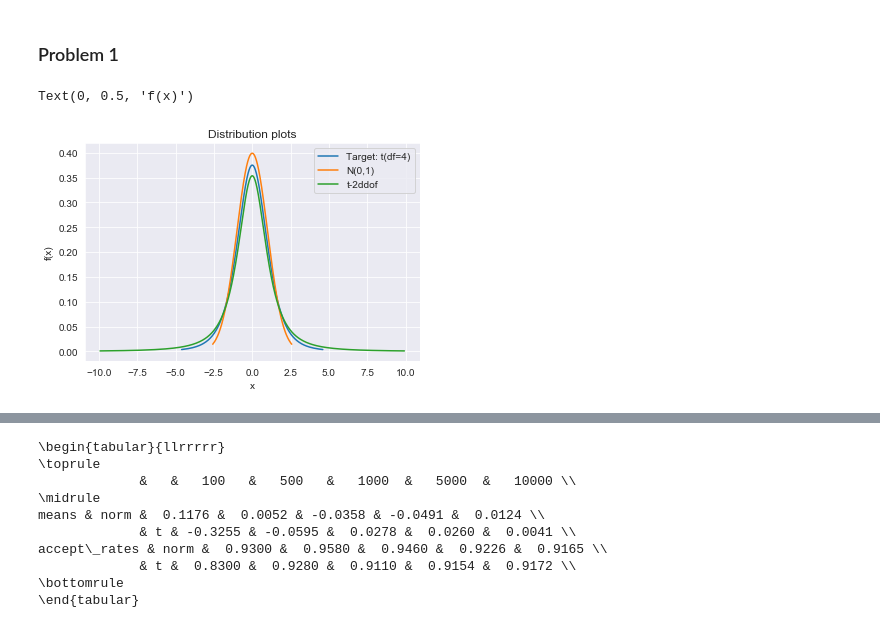
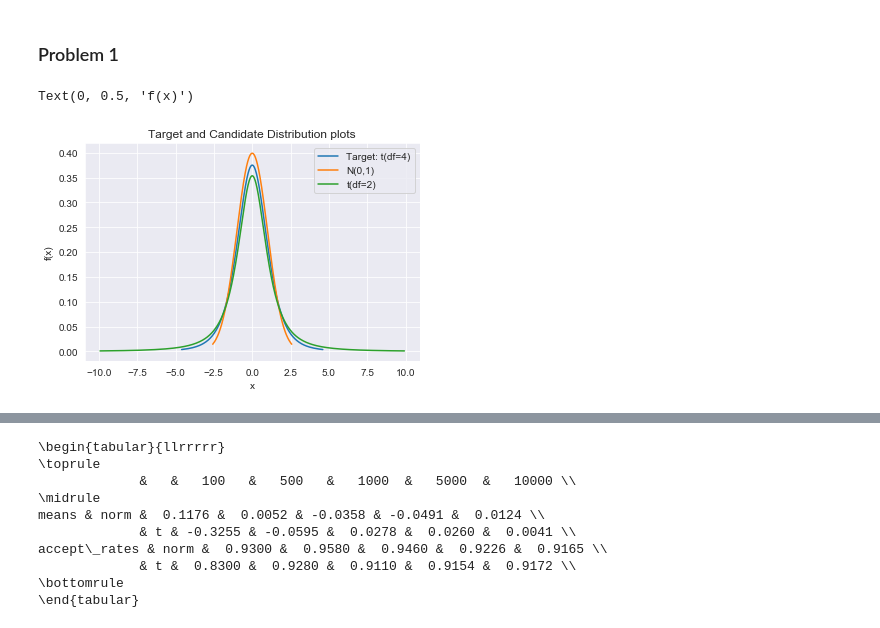
Before and after one commit to uwcheah/Main, a Jupyter notebook: montecarlo/FinalExam.ipynb, the cells around one changed output, grey strips where cells are left out. Drawn from its saved outputs; the diff is of its cells as text; code cells hidden in the pictures.

```diff
--- a/montecarlo/FinalExam.ipynb
+++ b/montecarlo/FinalExam.ipynb
@@ -77,19 +85,19 @@ def g_t_gen(nobs,*args,**kwargs):
     dist = sp.t(df=2)
     return dist.rvs(size=nobs)
 # %%
-# student t
+# Plotting the distributions - target and candidates
 t_dist = sp.t(df=4)
 n_dist = sp.norm(loc=0,scale=1)
 t_dist_2 = sp.t(df=2)
 ax_ = dist_plotter(t_dist,label='Target: t(df=4)')
 ax_ = dist_plotter(n_dist,label='N(0,1)',axes_=ax_)
-ax_ = dist_plotter(t_dist_2,label='t-2ddof',axes_=ax_)
-ax_.set_title('Distribution plots')
+ax_ = dist_plotter(t_dist_2,label='t(df=2)',axes_=ax_)
+ax_.set_title('Target and Candidate Distribution plots')
 ax_.set_xlabel('x')
 ax_.set_ylabel('f(x)')
 # %% [output]
 Text(0, 0.5, 'f(x)')
-[figure, old version]
+[figure, new version]
 # %%
 # running Metropolis-Hastings for part (a)
 np.random.seed(1000)
```
Also changed, not shown: parts of 18 cells of this notebook, 1 other file.
